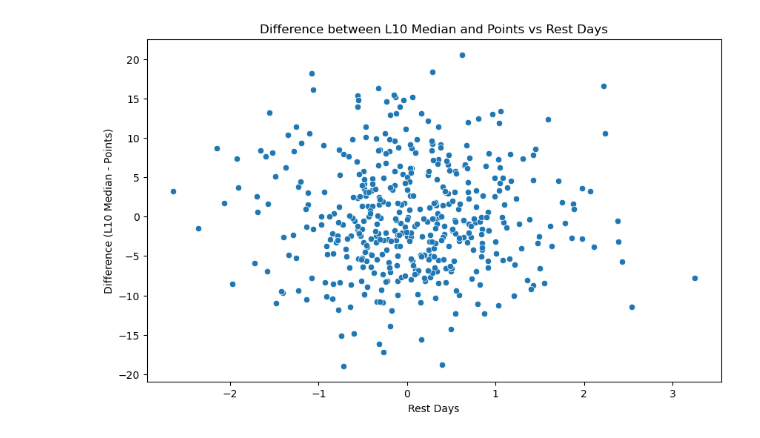
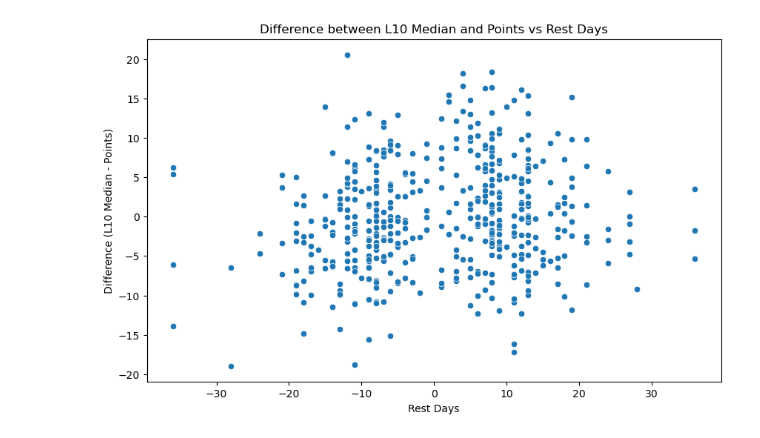
Before and after one commit to chessgoose/nba-ml-predictions, a Jupyter notebook: data_exploration.ipynb, the cells around one changed output. Drawn from its saved outputs; the diff is of its cells as text; code cells hidden in the pictures.

```diff
--- a/data_exploration.ipynb
+++ b/data_exploration.ipynb
@@ -161,17 +161,17 @@ Adjusted Points Error: 5.906420837109427
 # %%
 
 # Plot the difference against Rest Days
 plt.figure(figsize=(10, 6))
-sns.scatterplot(data=df, x='Recent T', y='DARKO Difference')
+sns.scatterplot(data=df, x='Spread', y='DARKO Difference')
 plt.title('Difference between L10 Median and Points vs Rest Days')
 plt.xlabel('Rest Days')
 plt.ylabel('Difference (L10 Median - Points)')
 plt.show()
 
 # Relative performance vs team performance
 # We should really be seeing a PARABOLIC trend -- player performance is maximized if it is a close game (i.e. points = -10 to 10) and minimized otherwise (points = 20 and above)
 # %% [output]
-[figure, old version]
+[figure, new version]
 # %%
 # Histograms
 df.hist(bins=30, figsize=(10, 10))
```
Also changed, not shown: parts of 5 cells of this notebook, 12 other files.
